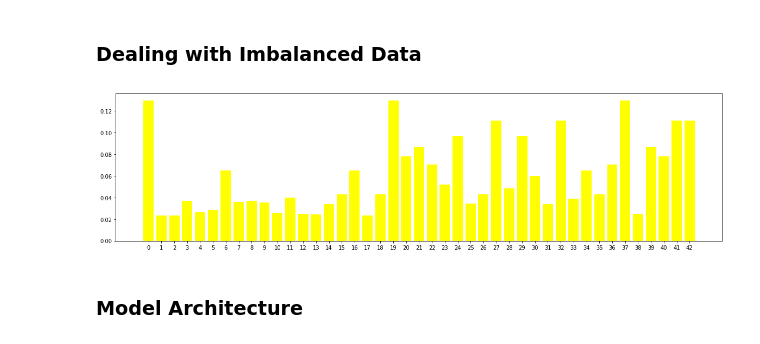
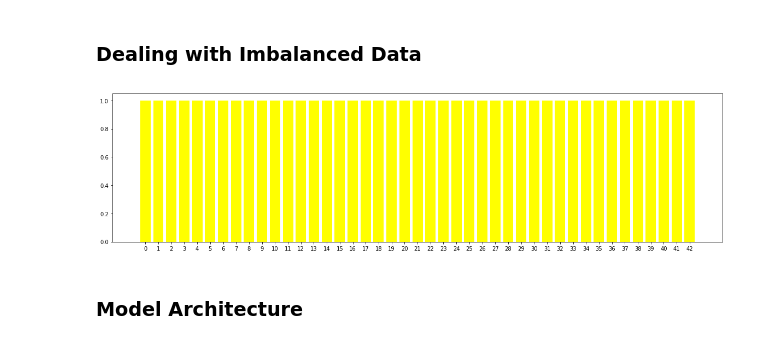
Before and after one commit to asadziach/CarND-Traffic-Sign-Classifier-Project, a Jupyter notebook: Traffic_Sign_Classifier.ipynb, the cells around one changed output. Drawn from its saved outputs; the diff is of its cells as text; code cells hidden in the pictures.

Commit message:
Disabled weighting.

```diff
--- a/Traffic_Sign_Classifier.ipynb
+++ b/Traffic_Sign_Classifier.ipynb
@@ -311,15 +311,17 @@ plt.bar(range(len(D)), D.values(), color="red", alpha=0.8, label='Training')
 # %%
 D = Counter(y_train)
 maximum = max(D.values())
 weights = np.array(list(D.values()))
 weights = weights/maximum
-weights = 0.0232/weights
+#weights = 0.0232/weights
+#weights = 1/weights
+weights.fill(1)
 
 fig, ax = plt.subplots(figsize=(20,5))
 plt.xticks(range(len(D)), D.keys())
 plot = plt.bar(range(len(D)), weights, color="yellow",label='Weights')
 # %% [output]
-[figure, old version]
+[figure, new version]
 # %%
 import tensorflow as tf
 
```
Also changed, not shown: parts of 15 cells of this notebook.
